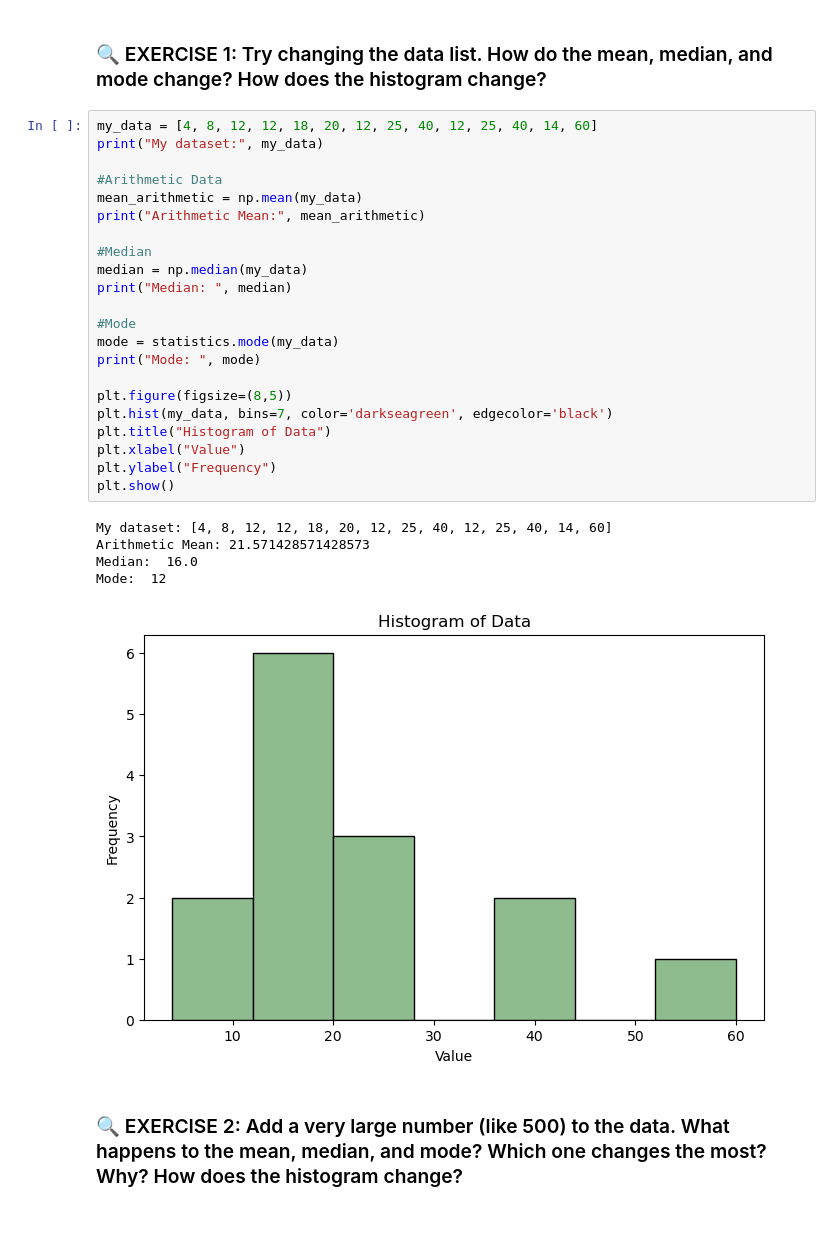
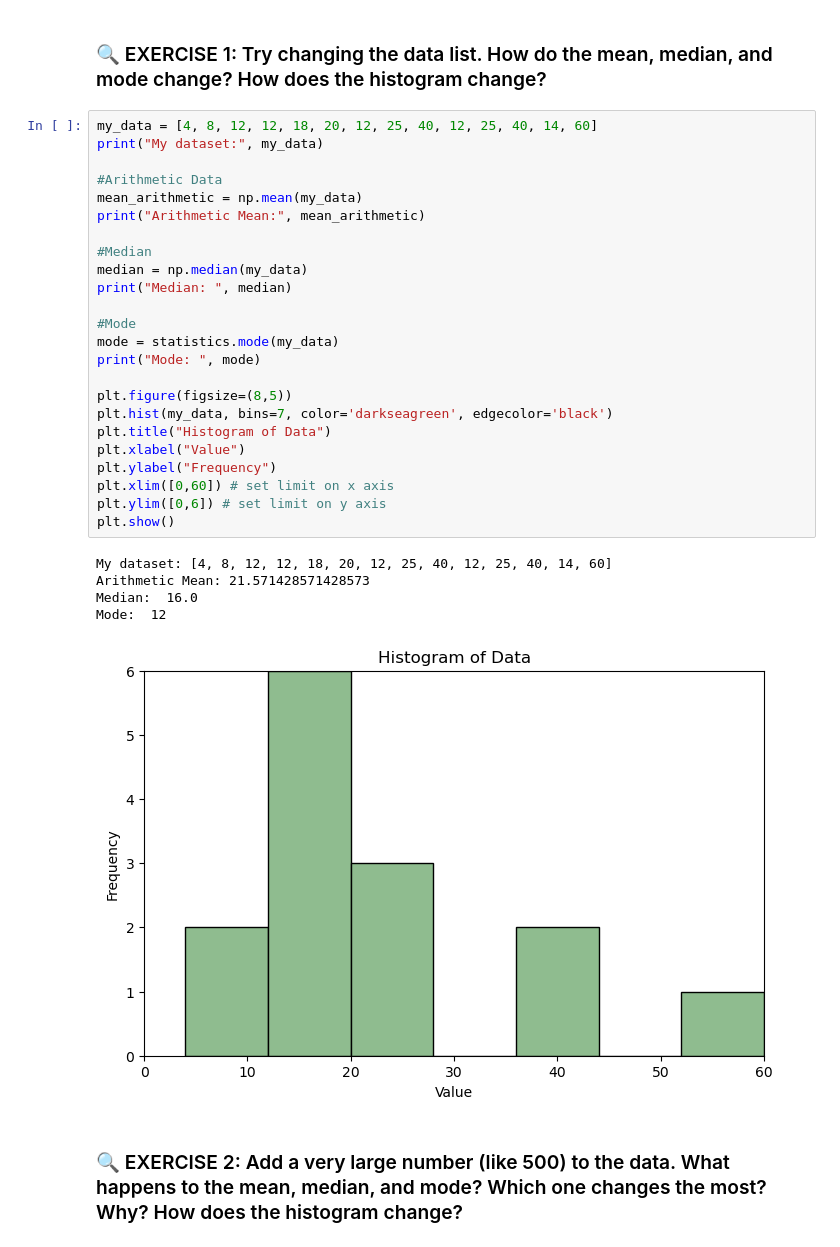
Before and after one commit to adipasquale117/CFR-2025, a Jupyter notebook: Stats/Notebooks/0-Stats_histograms.ipynb, the cells around one changed output. Drawn from its saved outputs; the diff is of its cells as text.

```diff
--- a/Stats/Notebooks/0-Stats_histograms.ipynb
+++ b/Stats/Notebooks/0-Stats_histograms.ipynb
@@ -88,31 +88,33 @@ plt.show()
 # %%
 my_data = [4, 8, 12, 12, 18, 20, 12, 25, 40, 12, 25, 40, 14, 60]
 print("My dataset:", my_data)
 
 #Arithmetic Data
 mean_arithmetic = np.mean(my_data)
 print("Arithmetic Mean:", mean_arithmetic)
 
 #Median
 median = np.median(my_data)
 print("Median: ", median)
 
 #Mode
 mode = statistics.mode(my_data)
 print("Mode: ", mode)
 
 plt.figure(figsize=(8,5))
 plt.hist(my_data, bins=7, color='darkseagreen', edgecolor='black')
 plt.title("Histogram of Data")
 plt.xlabel("Value")
 plt.ylabel("Frequency")
+plt.xlim([0,60]) # set limit on x axis
+plt.ylim([0,6]) # set limit on y axis
 plt.show()
 # %% [output]
 My dataset: [4, 8, 12, 12, 18, 20, 12, 25, 40, 12, 25, 40, 14, 60]
 Arithmetic Mean: 21.571428571428573
 Median:  16.0
 Mode:  12
-[figure, old version]
+[figure, new version]
 # %% [markdown]
 ### 🔍 EXERCISE 2: Add a very large number (like 500) to the data. What happens to the mean, median, and mode? Which one changes the most? Why? How does the histogram change?
 # %%
```
Also changed, not shown: parts of 3 cells of this notebook.
